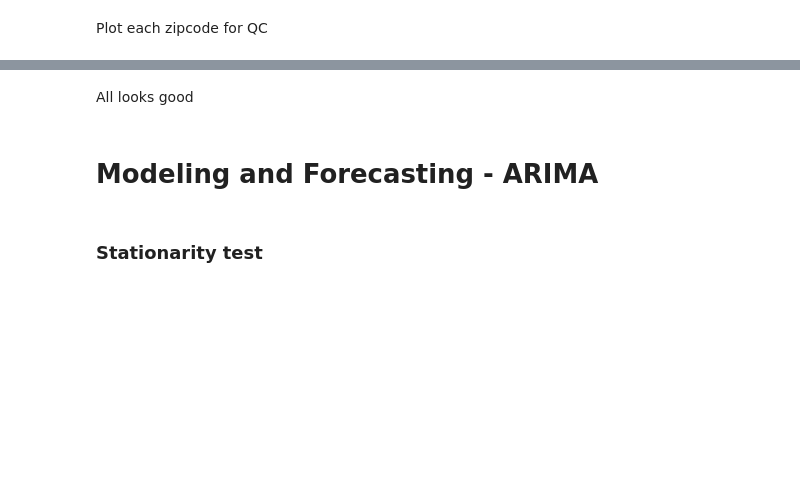
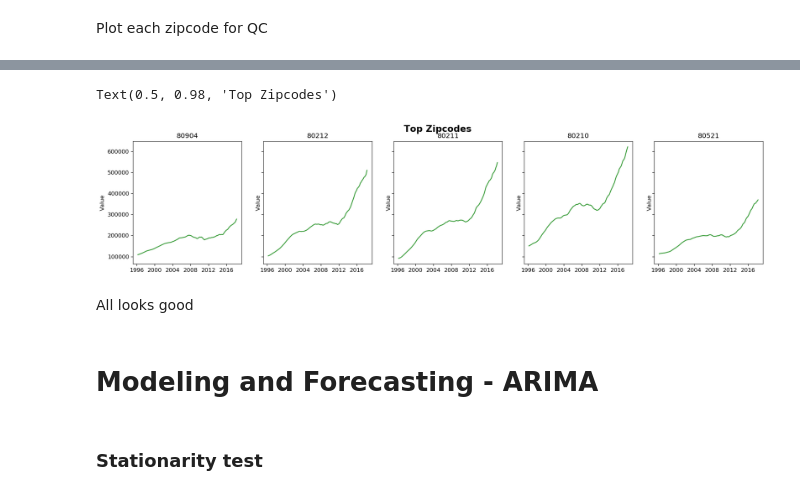
Before and after one commit to tinaprisma/dsc-mod-4-project-online-ds-sp-000, a Jupyter notebook: mod_4_starter_notebook.ipynb, the cells around one changed output, grey strips where cells are left out. Drawn from its saved outputs; the diff is of its cells as text; code cells hidden in the pictures; blank space fills up the shorter version.

```diff
--- a/mod_4_starter_notebook.ipynb
+++ b/mod_4_starter_notebook.ipynb
@@ -258,3 +267,13 @@ for z in zips_filt:
+# %%
+fig, axs = plt.subplots(1,5,figsize=(20,4),sharey=True)
+for ax, column, index in zip(axs,zips_filt, range(0,5)):
+    ax.plot(zip_df[zip_df.RegionName ==column].value, color='green',alpha=0.8)
+    ax.set_title(column)
+    ax.set_ylabel('Value')
+fig.suptitle('Top Zipcodes', fontsize=16, fontweight='bold')
+# %% [output]
+Text(0.5, 0.98, 'Top Zipcodes')
+[figure, added]
 # %% [markdown]
 All looks good
 # %% [markdown]
```
Also changed, not shown: parts of 26 cells of this notebook.
